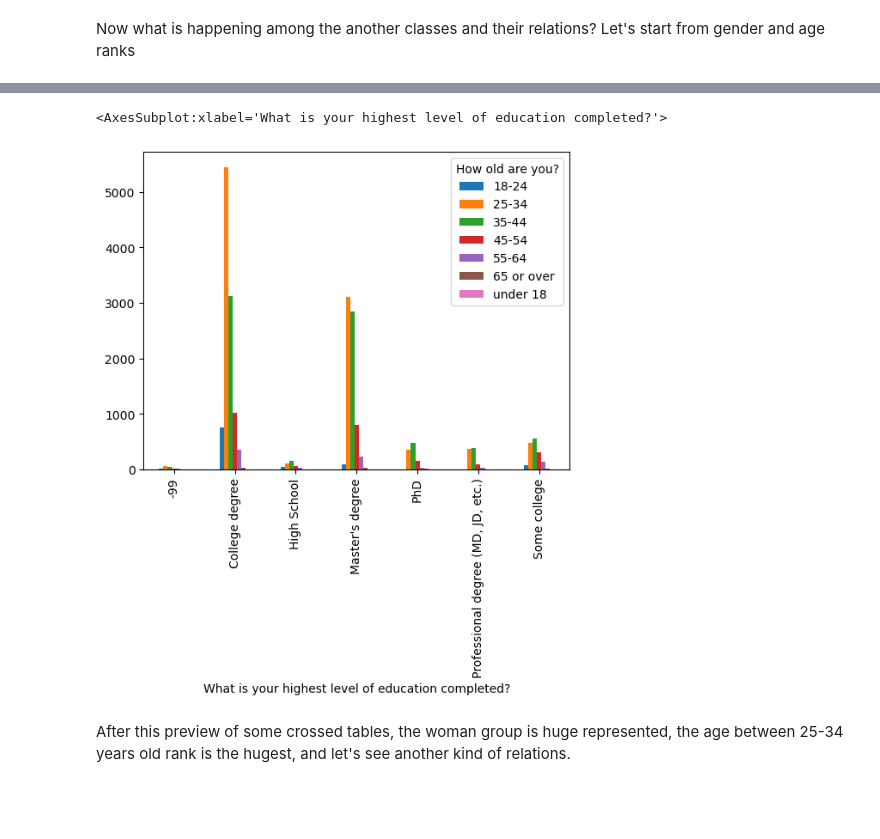
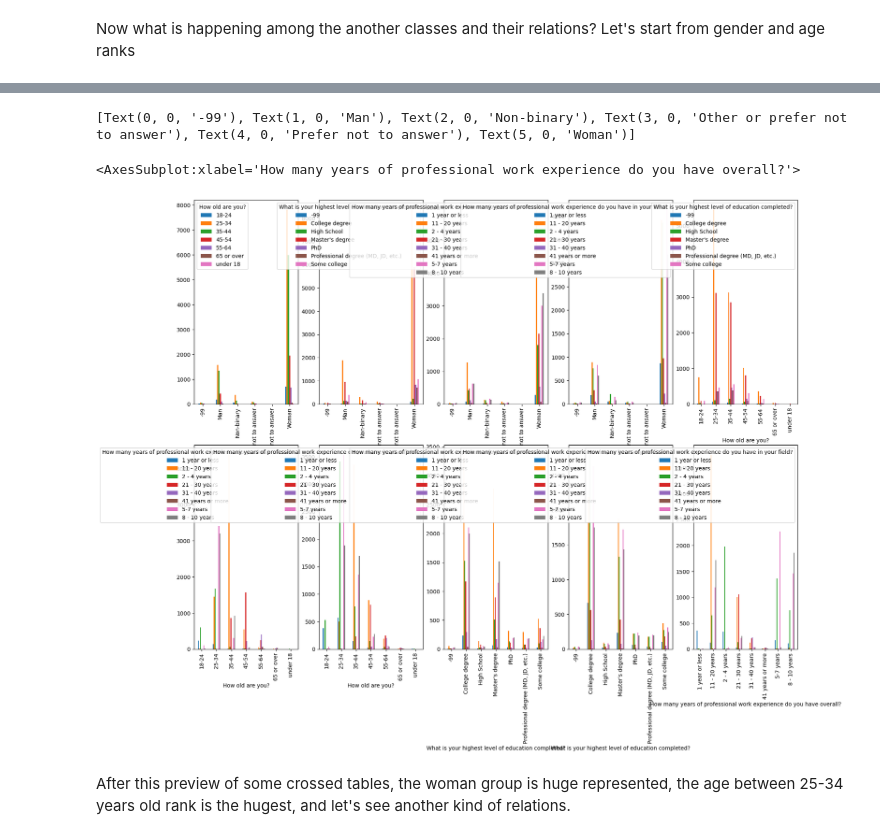
Before and after one commit to armandolezama/data-science-portfolio, a Jupyter notebook: Data_Science_Cycle/Ask_A_Manager_Salary_Survey_2021/Ask_A_Manager_Salary_Survey_2021.ipynb, the cells around one changed output, grey strips where cells are left out. Cells and saved outputs as stored; diff of their text form; code cells hidden in the pictures; blank space fills up the shorter version.

Commit message:
added group of crosstabs and to-do s

```diff
--- a/Data_Science_Cycle/Ask_A_Manager_Salary_Survey_2021/Ask_A_Manager_Salary_Survey_2021.ipynb
+++ b/Data_Science_Cycle/Ask_A_Manager_Salary_Survey_2021/Ask_A_Manager_Salary_Survey_2021.ipynb
@@ -510,8 +438,48 @@ pd.crosstab(usd_salary_group[categorical_variables[9]], usd_salary_group[categor
-# %%
-pd.crosstab(usd_salary_group[categorical_variables[9]], usd_salary_group[categorical_variables[0]]).plot(kind='bar')
-# %% [output]
-<AxesSubplot:xlabel='What is your highest level of education completed?'>
-[figure, removed]
+# %%
+# Crosstabs total figure
+gender_cat_var = categorical_variables[10]
+age_cat_var = categorical_variables[0]
+education_cat_var = categorical_variables[9]
+overall_experience_cat_var = categorical_variables[7]
+field_experience_cat_var = categorical_variables[8]
+
+crosstab_multiplot_fig = plt.figure(figsize = (20,15))
+
+# TO-DO: Add labels for each crosstab to prevent overlaping labels
+ax1 = crosstab_multiplot_fig.add_subplot(2, 5, 1)
+gender_age_crosstab = pd.crosstab(usd_salary_group[gender_cat_var], usd_salary_group[age_cat_var]).plot(kind='bar', ax=ax1)
+print(gender_age_crosstab.get_xticklabels())
+
+ax2 = crosstab_multiplot_fig.add_subplot(2, 5, 2)
+pd.crosstab(usd_salary_group[gender_cat_var], usd_salary_group[education_cat_var]).plot(kind='bar', ax=ax2)
+
+ax3 = crosstab_multiplot_fig.add_subplot(2, 5, 3)
+pd.crosstab(usd_salary_group[gender_cat_var], usd_salary_group[overall_experience_cat_var]).plot(kind='bar', ax=ax3)
+
+ax4 = crosstab_multiplot_fig.add_subplot(2, 5, 4)
+pd.crosstab(usd_salary_group[gender_cat_var], usd_salary_group[field_experience_cat_var]).plot(kind='bar', ax=ax4)
+
+ax5 = crosstab_multiplot_fig.add_subplot(2, 5, 5)
+pd.crosstab(usd_salary_group[age_cat_var], usd_salary_group[education_cat_var]).plot(kind='bar', ax=ax5)
+
+ax6 = crosstab_multiplot_fig.add_subplot(2, 5, 6)
+pd.crosstab(usd_salary_group[age_cat_var], usd_salary_group[overall_experience_cat_var]).plot(kind='bar', ax=ax6)
+
+ax7 = crosstab_multiplot_fig.add_subplot(2, 5, 7)
+pd.crosstab(usd_salary_group[age_cat_var], usd_salary_group[field_experience_cat_var]).plot(kind='bar', ax=ax7)
+
+ax8 = crosstab_multiplot_fig.add_subplot(2, 5, 8)
+pd.crosstab(usd_salary_group[education_cat_var], usd_salary_group[overall_experience_cat_var]).plot(kind='bar', ax=ax8)
+
+ax9 = crosstab_multiplot_fig.add_subplot(2, 5, 9)
+pd.crosstab(usd_salary_group[education_cat_var], usd_salary_group[field_experience_cat_var]).plot(kind='bar', ax=ax9)
+
+ax10 = crosstab_multiplot_fig.add_subplot(2, 5, 10)
+pd.crosstab(usd_salary_group[overall_experience_cat_var], usd_salary_group[field_experience_cat_var]).plot(kind='bar', ax=ax10)
+# %% [output]
+[Text(0, 0, '-99'), Text(1, 0, 'Man'), Text(2, 0, 'Non-binary'), Text(3, 0, 'Other or prefer not to answer'), Text(4, 0, 'Prefer not to answer'), Text(5, 0, 'Woman')]
+<AxesSubplot:xlabel='How many years of professional work experience do you have overall?'>
+[figure, added]
 # %% [markdown]
 After this preview of some crossed tables, the woman group is huge represented, the age between 25-34 years old rank is the hugest, and let's see another kind of relations.
 # %%
```
Also changed, not shown: parts of 15 cells of this notebook.
